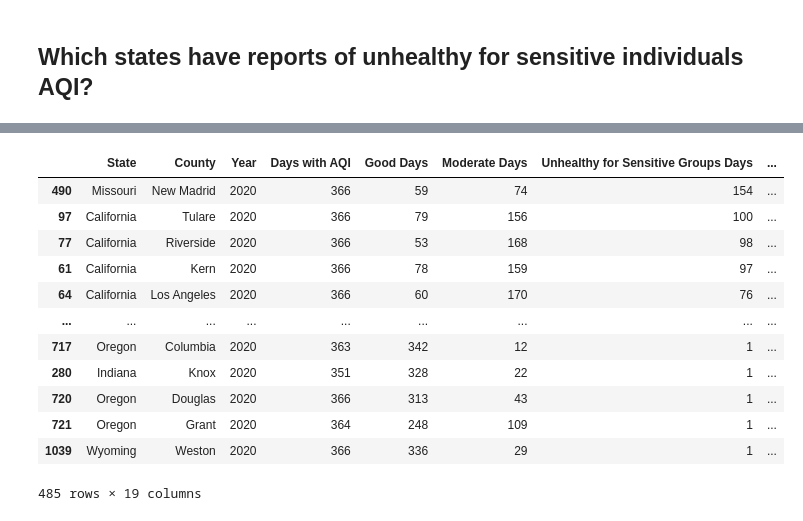
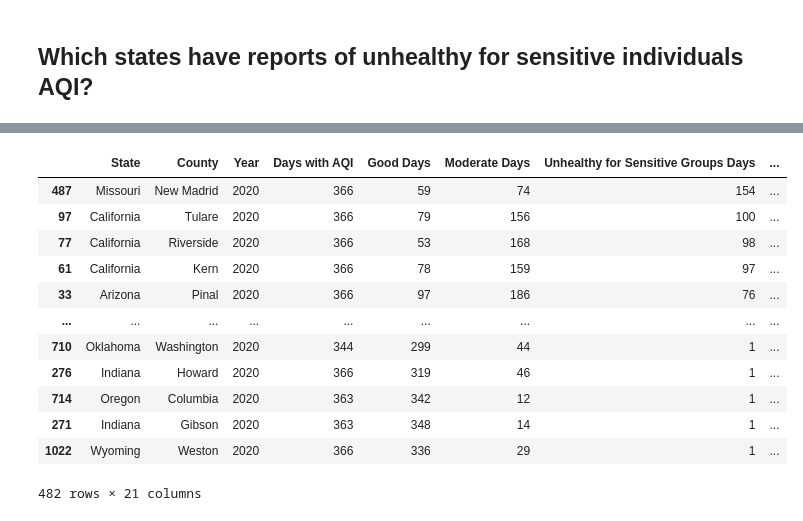
Before and after one commit to mjlaw/FIT_capstone, a Jupyter notebook: Jupyter_notebooks/AQI studies.ipynb, the cells around one changed output, grey strips where cells are left out. Saved outputs shown, nothing was run; the diff lists cells and outputs as text; code cells hidden in the pictures.

```diff
--- a/Jupyter_notebooks/AQI studies.ipynb
+++ b/Jupyter_notebooks/AQI studies.ipynb
@@ -171,0 +405,8 @@ AQI0Cleaned[AQI0Cleaned['Hazardous Days'] > 0].sort_values('Hazardous Days', asc
+# %%
+#remove District Of Columbia, Guam, Puerto Rico, Virgin Islands, Mexico, and Canada
+sitesSubsetCleaned = sitesSubsetNonMissing[(sitesSubsetNonMissing['State Name'] != 'District Of Columbia')
+                & (sitesSubsetNonMissing['State Name'] != 'Guam')
+                & (sitesSubsetNonMissing['State Name'] != 'Puerto Rico')
+                & (sitesSubsetNonMissing['State Name'] != 'Virgin Islands')
+                & (sitesSubsetNonMissing['State Name'] != 'Country Of Mexico')
+                & (sitesSubsetNonMissing['State Name'] != 'Canada')]
@@ -171,0 +417,4 @@ AQI0Cleaned[AQI0Cleaned['Hazardous Days'] > 0].sort_values('Hazardous Days', asc
+# %%
+#remove multiple rows for State/County having slightly different lat/longs, keeping the first
+sitesSubsetNonDuplicate = sitesSubsetCleaned.drop_duplicates(subset=['State Name', 'County Name'], keep = 'first')
+sitesSubsetNonDuplicate.head()
@@ -171,0 +432,3 @@ AQI0Cleaned[AQI0Cleaned['Hazardous Days'] > 0].sort_values('Hazardous Days', asc
+# %%
+#rename columns for ease of merging
+sitesSubsetNonDuplicate = sitesSubsetNonDuplicate.rename(columns={'State Name' : 'State', 'County Name' : 'County'})
@@ -186,0 +526,4 @@ AQI1Cleaned[AQI1Cleaned['Hazardous Days'] > 0].sort_values('Hazardous Days', asc
+# %%
+#merge AQI2 dataset with sitesSubsetNonDuplicate
+AQI2WithLatLong = pd.merge(AQI2Cleaned, sitesSubsetNonDuplicate, how='left', on=['State', 'County'])
+AQI2WithLatLong
@@ -351,17 +896,18 @@ AQI1Cleaned[AQI1Cleaned['Unhealthy for Sensitive Groups Days'] > 0].sort_values(
 # %%
-AQI2Cleaned[AQI2Cleaned['Unhealthy for Sensitive Groups Days'] > 0].sort_values('Unhealthy for Sensitive Groups Days',
+AQI2USensitiveGroups = AQI2WithLatLong[AQI2WithLatLong['Unhealthy for Sensitive Groups Days'] > 0].sort_values('Unhealthy for Sensitive Groups Days',
         ascending = False)
+AQI2USensitiveGroups
 # %% [output]
 |  | State | County | Year | Days with AQI | Good Days | Moderate Days | Unhealthy for Sensitive Groups Days | ... |
-| 490 | Missouri | New Madrid | 2020 | 366 | 59 | 74 | 154 | ... |
+| 487 | Missouri | New Madrid | 2020 | 366 | 59 | 74 | 154 | ... |
 | 97 | California | Tulare | 2020 | 366 | 79 | 156 | 100 | ... |
 | 77 | California | Riverside | 2020 | 366 | 53 | 168 | 98 | ... |
 | 61 | California | Kern | 2020 | 366 | 78 | 159 | 97 | ... |
-| 64 | California | Los Angeles | 2020 | 366 | 60 | 170 | 76 | ... |
+| 33 | Arizona | Pinal | 2020 | 366 | 97 | 186 | 76 | ... |
 | ... | ... | ... | ... | ... | ... | ... | ... | ... |
-| 717 | Oregon | Columbia | 2020 | 363 | 342 | 12 | 1 | ... |
-| 280 | Indiana | Knox | 2020 | 351 | 328 | 22 | 1 | ... |
-| 720 | Oregon | Douglas | 2020 | 366 | 313 | 43 | 1 | ... |
-| 721 | Oregon | Grant | 2020 | 364 | 248 | 109 | 1 | ... |
-| 1039 | Wyoming | Weston | 2020 | 366 | 336 | 29 | 1 | ... |
+| 710 | Oklahoma | Washington | 2020 | 344 | 299 | 44 | 1 | ... |
+| 276 | Indiana | Howard | 2020 | 366 | 319 | 46 | 1 | ... |
+| 714 | Oregon | Columbia | 2020 | 363 | 342 | 12 | 1 | ... |
+| 271 | Indiana | Gibson | 2020 | 363 | 348 | 14 | 1 | ... |
+| 1022 | Wyoming | Weston | 2020 | 366 | 336 | 29 | 1 | ... |
-485 rows × 19 columns
+482 rows × 21 columns
```
Also changed, not shown: parts of 104 cells of this notebook.
